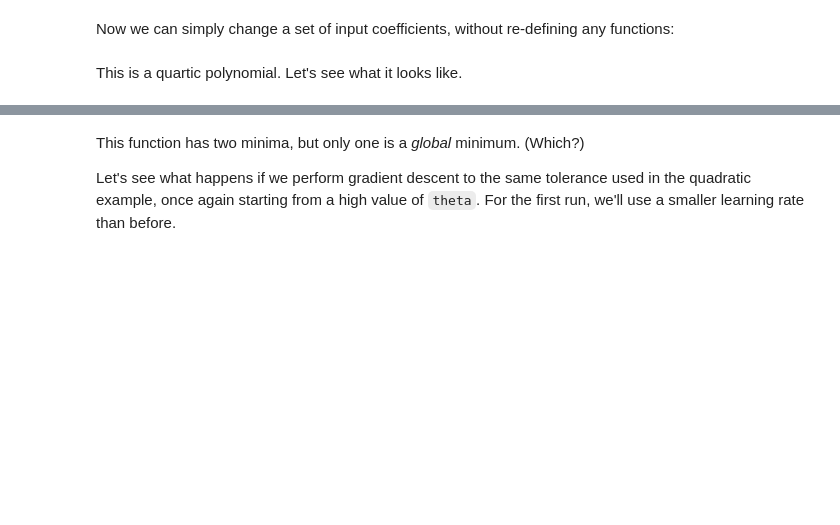
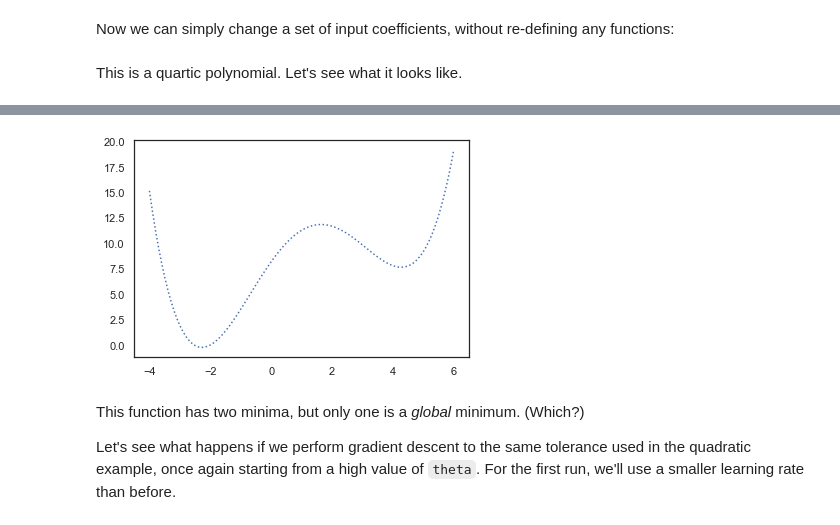
Before and after one commit to BlohmLab/MLtutorials, a Jupyter notebook: week4.ipynb, the cells around one changed output, grey strips where cells are left out. Drawn from its saved outputs; the diff is of its cells as text; code cells hidden in the pictures; blank space fills up the shorter version.

```diff
--- a/week4.ipynb
+++ b/week4.ipynb
@@ -288,6 +288,7 @@ bounds = (-4, 6)
 
 theta_grid = np.linspace(*bounds, N_plot)
 
+fig = plt.figure()
 plt.plot(theta_grid, cost(theta_grid), ':')
 plt.show()
 # %% [output]
@@ -296,3 +295,4 @@ plt.show()
+[figure, added]
 # %% [markdown]
 This function has two minima, but only one is a _global_ minimum. (Which?)
 
```
Also changed, not shown: parts of 6 cells of this notebook, 1 other file.
